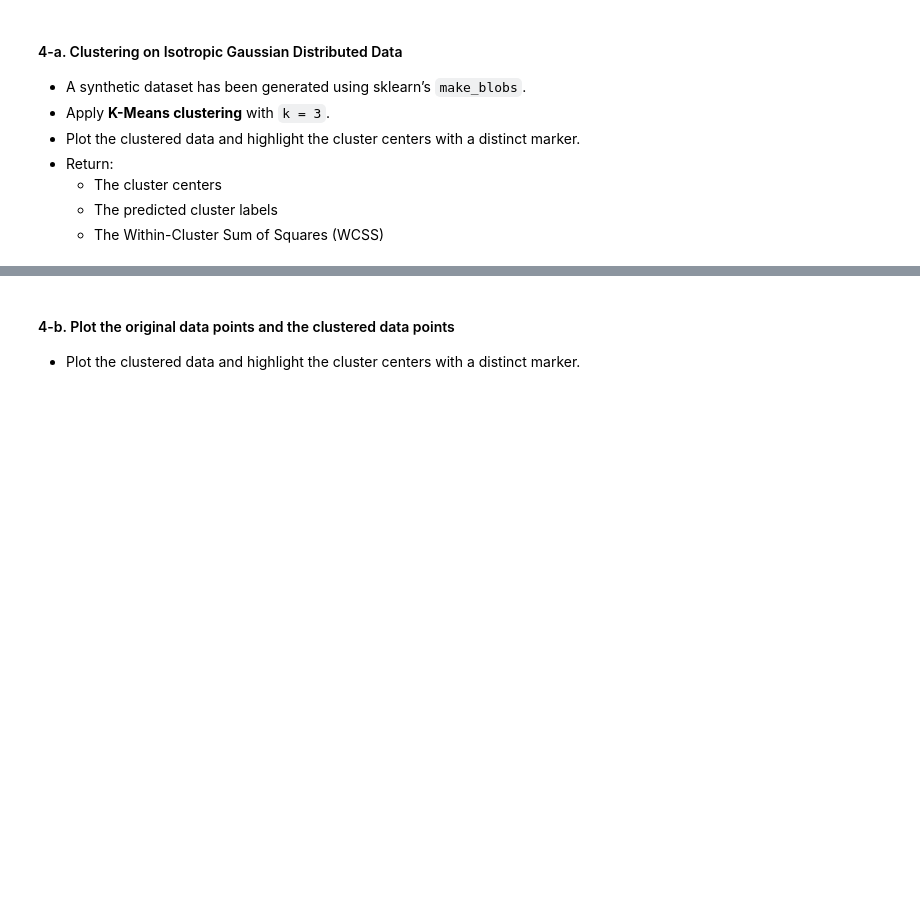
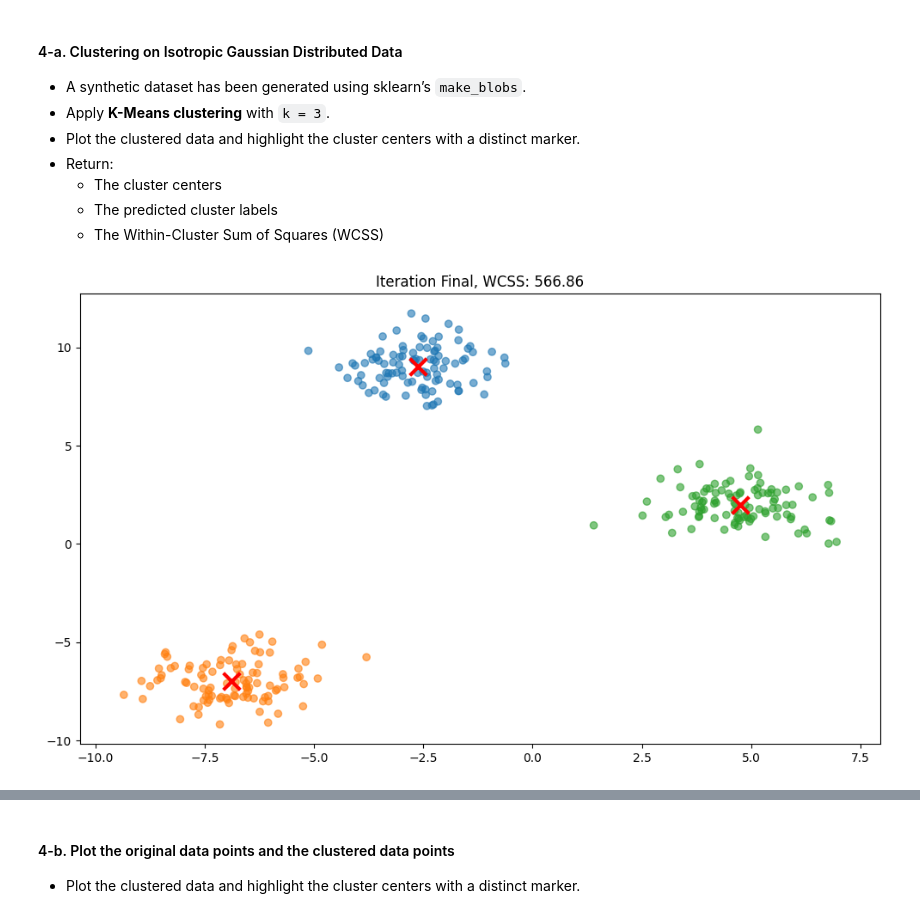
Before and after one commit to albhoe/701_assignments, a Jupyter notebook: homework04/assignment4.ipynb, the cells around one changed output, grey strips where cells are left out. Cells and saved outputs as stored; diff of their text form; code cells hidden in the pictures; blank space fills up the shorter version.

```diff
--- a/homework04/assignment4.ipynb
+++ b/homework04/assignment4.ipynb
@@ -74,24 +74,76 @@ _Type your answer here, replacing this text._
   - The cluster centers
   - The predicted cluster labels
   - The Within-Cluster Sum of Squares (WCSS)
-# %%
-import numpy as np
-import matplotlib.pyplot as plt
-from sklearn.datasets import make_blobs
-from sklearn.cluster import KMeans
-
-def ans4a():
-    X, y_true = make_blobs(n_samples=300, centers=3, cluster_std=1.0, random_state=42)
-    ...
-
-    # Return the following values:
-    # - The cluster centers
-    # - The predicted cluster labels
-    # - The Within-Cluster Sum of Squares (WCSS)
-    # - The original data points
-    return centers, y_kmeans, inertia, X
-
-
-centers, y_kmeans, inertia, X = ans4a()
+# %%
+import numpy as np
+import matplotlib.pyplot as plt
+from sklearn.datasets import make_blobs
+from sklearn.cluster import KMeans
+
+def ans4a():
+    X, y_true = make_blobs(n_samples=300, centers=3, cluster_std=1.0, random_state=42)
+
+    iters = 10
+    # Initialize centroids randomly
+    k = 3
+    np.random.seed(42)
+    centers = X[np.random.choice(300, k, replace=False)]
+
+
+    # Return an array containing the center label with the lowest distance to this point in X
+    def assign_clusters(X, centroids):
+        distances = np.sqrt(((X - centroids[:, np.newaxis])**2).sum(axis=2))
+        return np.argmin(distances, axis=0)
+
+    # Return an array of centroids on the mean for that centroid's points.
+    def update_centroids(X, labels, k):
+        return np.array([X[labels == i].mean(axis=0) for i in range(k)])
+
+    # Function to calculate within-cluster sum of squares
+    def calculate_wcss(X, labels, centroids):
+        return sum(np.sum((X[labels == i] - centroids[i])**2) for i in range(k))
+
+    # Set up the clustering progress plot
+    fig1, axs = plt.subplots(1, 1, figsize=(10, 6))
+
+    # Colors for each cluster
+    colors = ['#1f77b4', '#ff7f0e', '#2ca02c']
+
+    # Run k-means iterations and plot
+    for i in range(iters):
+        # Assign clusters
+        y_kmeans = assign_clusters(X, centers)
+
+        # Calculate WCSS
+        wcss = calculate_wcss(X, y_kmeans, centers)
+
+        # Update centroids (except for the last iteration)
+        if i < iters-1:
+            centers = update_centroids(X, y_kmeans, k)
+
+        # Plot the current clustering state
+    axs.scatter(X[:, 0], X[:, 1], c=[colors[l] for l in y_kmeans], alpha=0.6)
+    axs.scatter(centers[:, 0], centers[:, 1], c='red', marker='x', s=200, linewidths=3)
+    axs.set_title(f'Iteration {i if i < 5 else "Final"}, WCSS: {wcss:.2f}')
+    axs.set_xlim(X[:, 0].min() - 1, X[:, 0].max() + 1)
+    axs.set_ylim(X[:, 1].min() - 1, X[:, 1].max() + 1)
+
+    plt.tight_layout()
+
+    # Return the following values:
+    # - The cluster centers
+    # - The predicted cluster labels
+    # - The Within-Cluster Sum of Squares (WCSS)
+    # - The original data points
+    #print(centers)
+    #print(y_kmeans)
+    #print(wcss)
+    #print(X)
+    return centers, y_kmeans, wcss, X
+
+
+centers, y_kmeans, inertia, X = ans4a()
+# %% [output]
+[figure, added]
 # %%
 grader.check("q4a")
```
Also changed, not shown: parts of 21 cells of this notebook, 4 other files.
